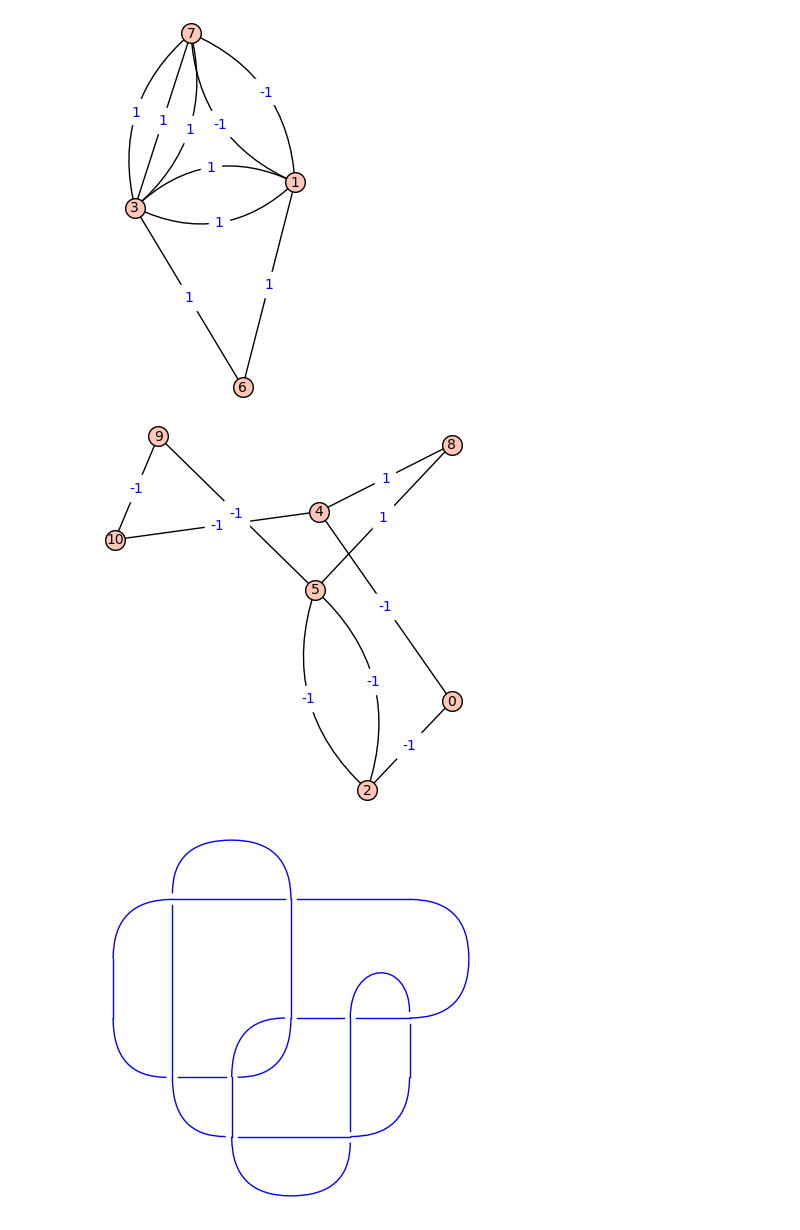
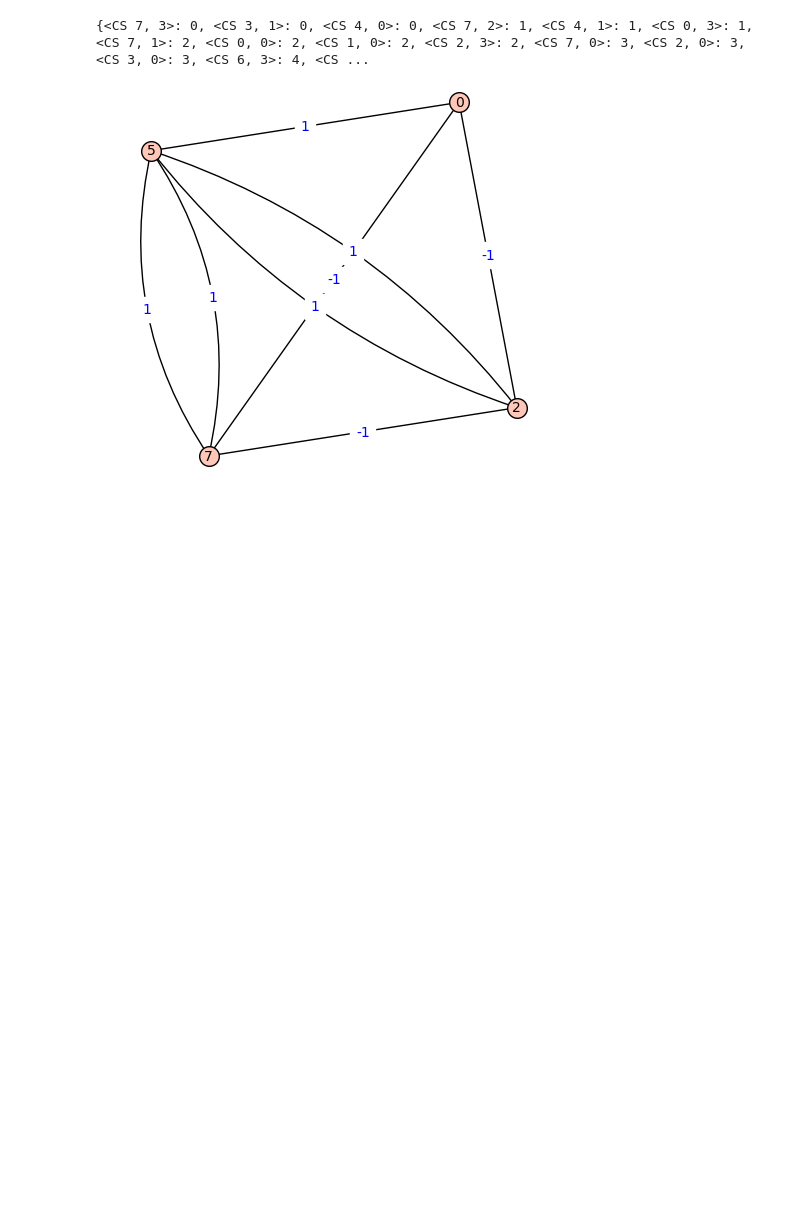
Before and after one commit to sadboyneedcodes/REU2024, a Jupyter notebook: tait_graph_stuff.ipynb, the cells around one changed output. Saved outputs shown, nothing was run; the diff lists cells and outputs as text; code cells hidden in the pictures; blank space fills up the shorter version.

Commit message:
tait_graph_stuff

```diff
--- a/tait_graph_stuff.ipynb
+++ b/tait_graph_stuff.ipynb
@@ -1343,22 +1343,19 @@ L = snappy.Link('8_16')
 black, white = test_white_graph(L)
 # %%
 import sage.graphs.graph as graph
+from tait_graphs import *
+import snappy
 #testing grounds
-L = snappy.Link('9_42')
+L = snappy.Link('8_19')
 
-black, white = test_white_graph(L)
+white = test_white_graph(L)
 
 
 def decorate_and_plot_graph(g):
     plot = g.plot(layout = 'spring', dist = 0.15, iterations = 20, edge_labels=True)
     plot.show()
-    return g
 
 decorate_and_plot_graph(white)
-decorate_and_plot_graph(black)
-
-L.sage_link().plot().show()
 # %% [output]
+{<CS 7, 3>: 0, <CS 3, 1>: 0, <CS 4, 0>: 0, <CS 7, 2>: 1, <CS 4, 1>: 1, <CS 0, 3>: 1, <CS 7, 1>: 2, <CS 0, 0>: 2, <CS 1, 0>: 2, <CS 2, 3>: 2, <CS 7, 0>: 3, <CS 2, 0>: 3, <CS 3, 0>: 3, <CS 6, 3>: 4, <CS ...
-[figure, old version]
+[figure, new version]
-[figure, removed]
-[figure, removed]
```
Also changed, not shown: parts of 17 cells of this notebook, 2 other files.
